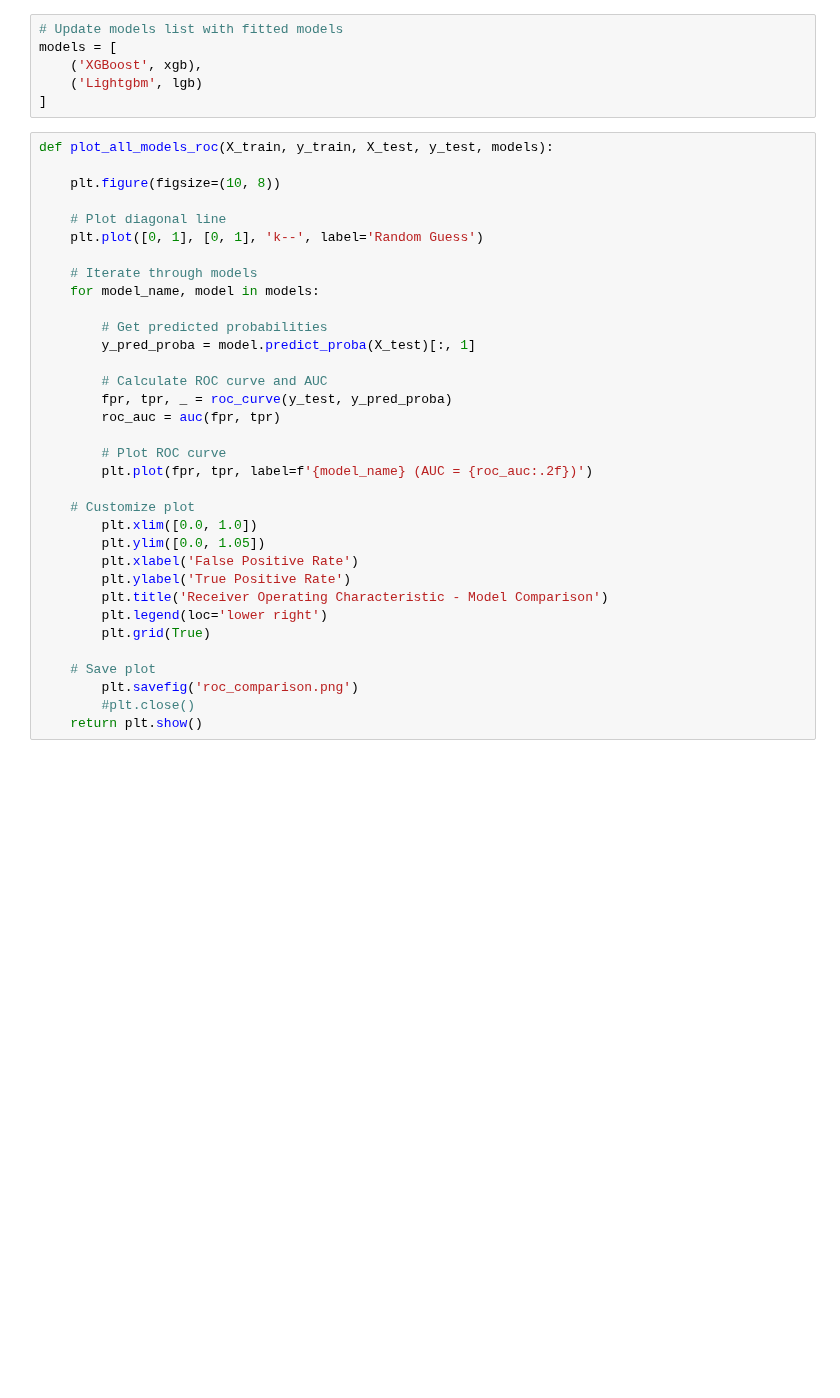
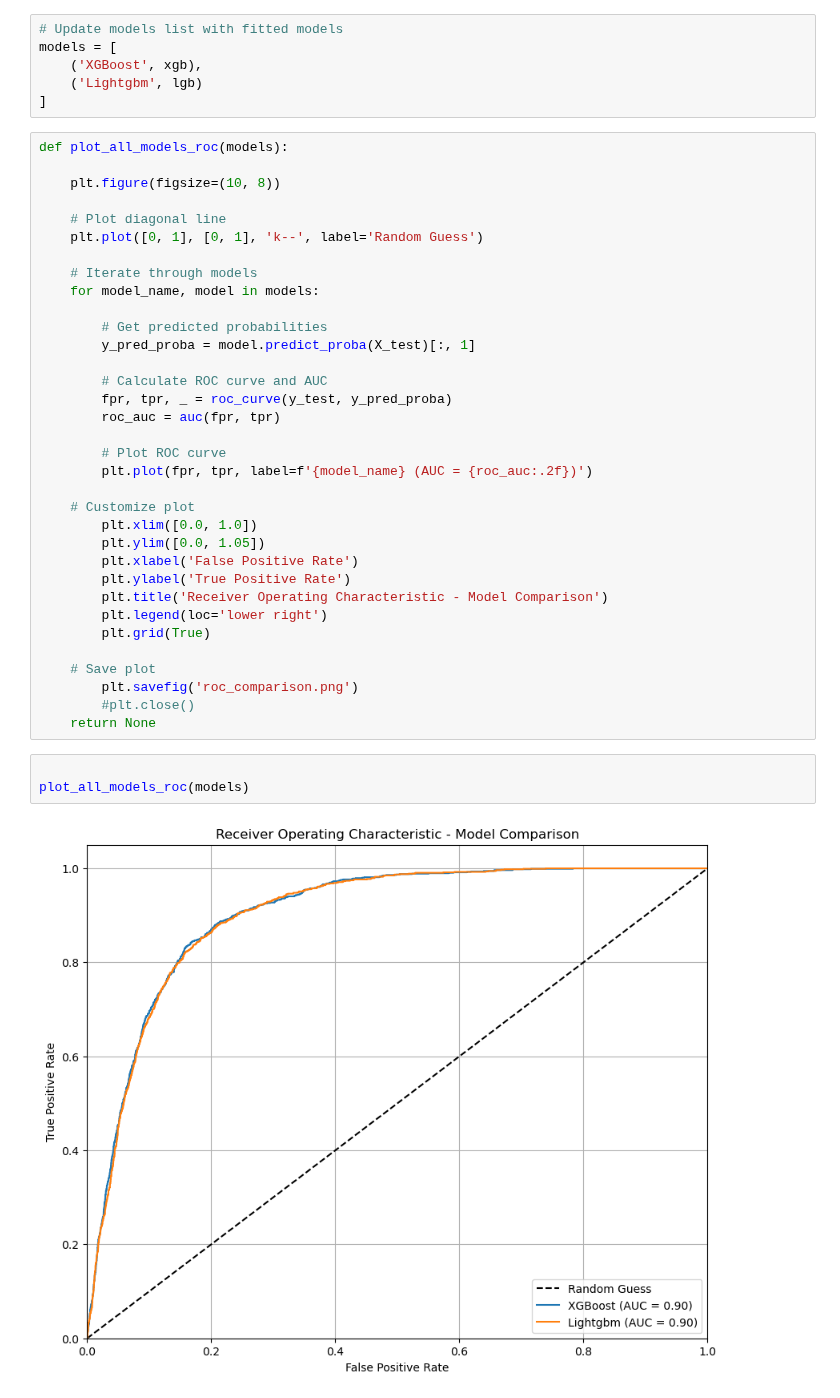
Before and after one commit to gublit/classifier, a Jupyter notebook: notebooks/test.ipynb, the cells around one changed output. Cells and saved outputs as stored; diff of their text form; blank space fills up the shorter version.

Commit message:
plot of ROC-curve

```diff
--- a/notebooks/test.ipynb
+++ b/notebooks/test.ipynb
@@ -222,7 +222,7 @@ models = [
     ('Lightgbm', lgb)
 ]
 # %%
-def plot_all_models_roc(X_train, y_train, X_test, y_test, models):
+def plot_all_models_roc(models):
 
     plt.figure(figsize=(10, 8))
 
@@ -254,4 +254,9 @@ def plot_all_models_roc(X_train, y_train, X_test, y_test, models):
     # Save plot
         plt.savefig('roc_comparison.png')
         #plt.close()
-    return plt.show()
+    return None
+# %%
+
+plot_all_models_roc(models)
+# %% [output]
+[figure, added]
```
Also changed, not shown: 1 other file.
